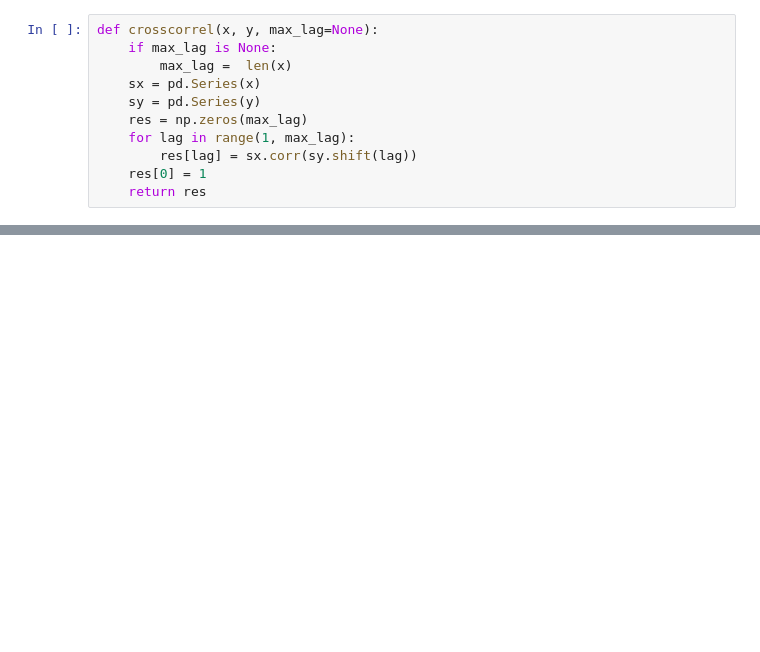
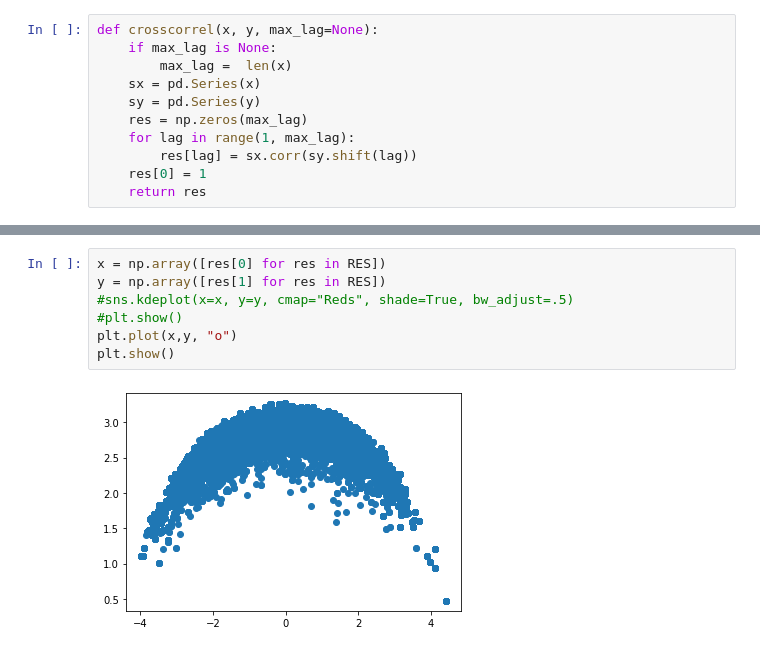
Before and after one commit to Aurel37/ComptStat_adaptative_langevin, a Jupyter notebook: banana_shape.ipynb, the cells around one changed output, grey strips where cells are left out. Drawn from its saved outputs; the diff is of its cells as text; blank space fills up the shorter version.

```diff
--- a/banana_shape.ipynb
+++ b/banana_shape.ipynb
@@ -214,0 +244,9 @@ plt.show()
+# %%
+x = np.array([res[0] for res in RES])
+y = np.array([res[1] for res in RES])
+#sns.kdeplot(x=x, y=y, cmap="Reds", shade=True, bw_adjust=.5)
+#plt.show()
+plt.plot(x,y, "o")
+plt.show()
+# %% [output]
+[figure, added]
```
Also changed, not shown: parts of 12 cells of this notebook.
